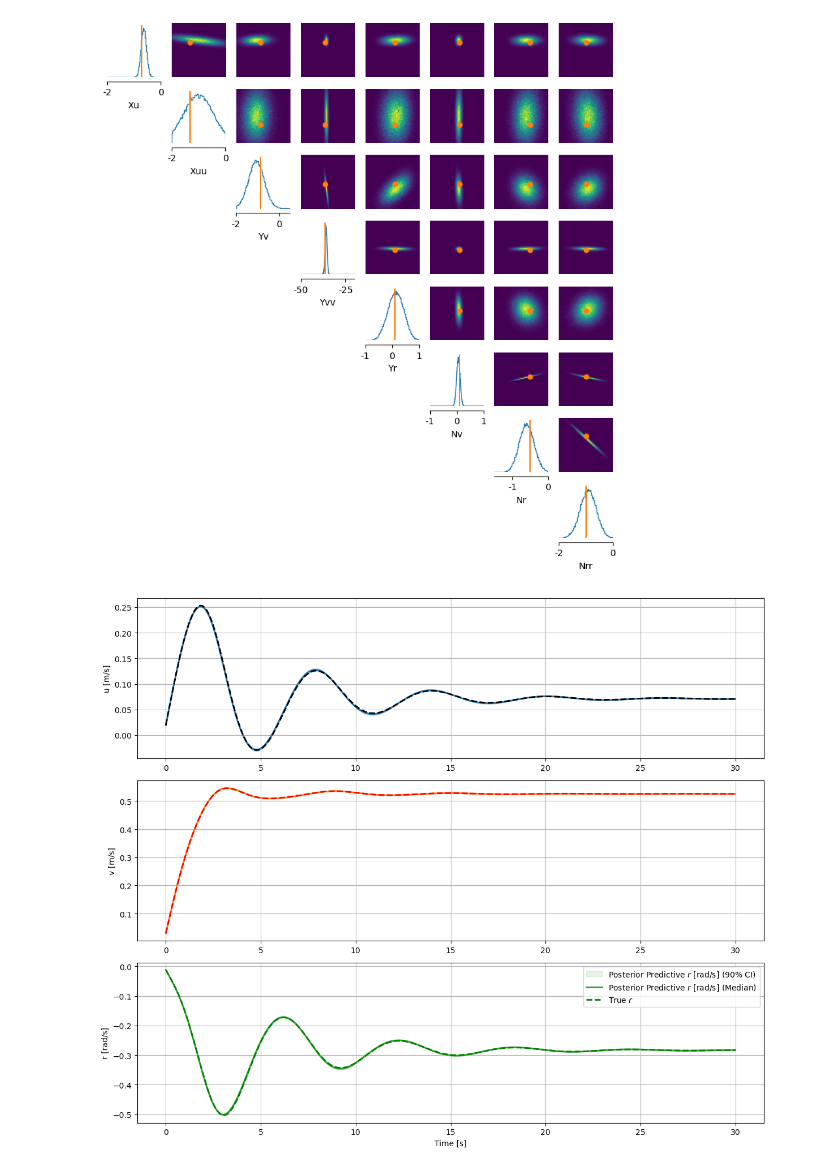
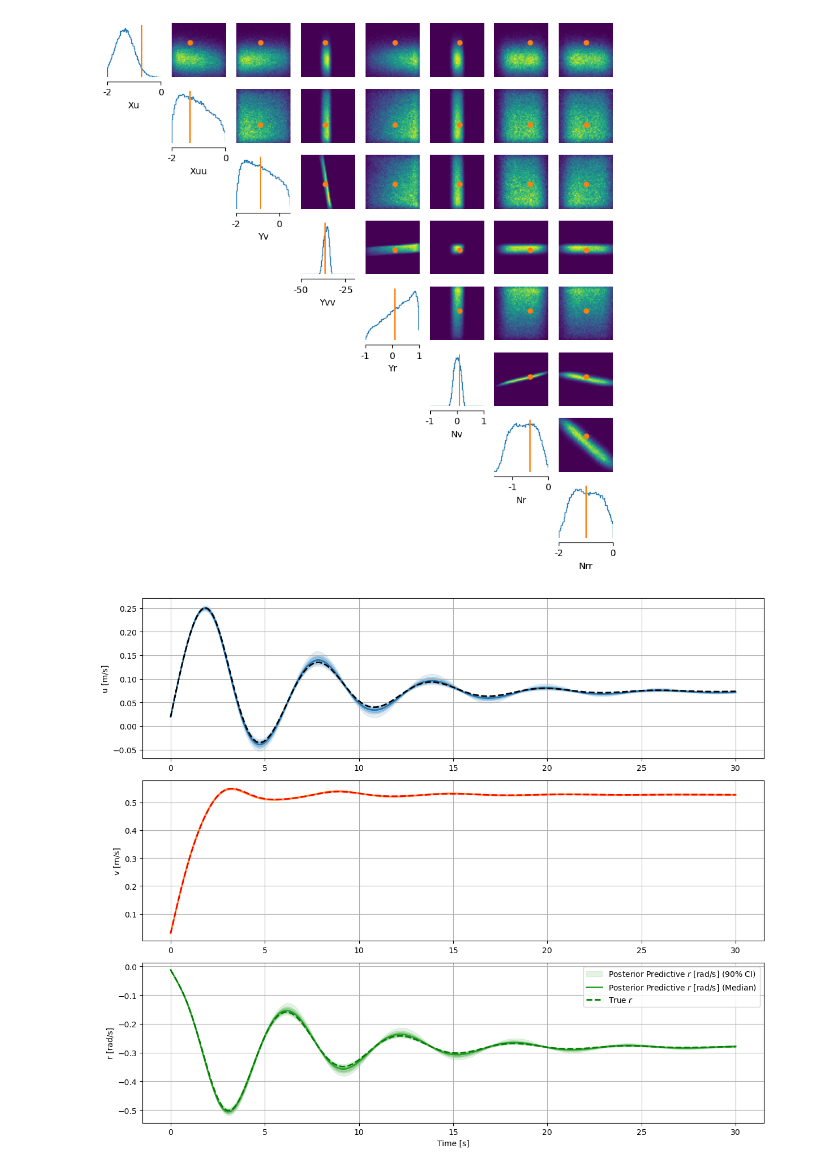
Before and after one commit to skcajs/pandora, a Jupyter notebook: notebooks/simulation_based_inference/amv/amv-expl.ipynb, the cells around one changed output. Saved outputs shown, nothing was run; the diff lists cells and outputs as text; code cells hidden in the pictures.

```diff
--- a/notebooks/simulation_based_inference/amv/amv-expl.ipynb
+++ b/notebooks/simulation_based_inference/amv/amv-expl.ipynb
@@ -177,8 +179,14 @@ def extract_summary_stats(trajectory: torch.Tensor, dt: float = 0.1):
 # %%
 def simulator(theta: torch.Tensor) -> torch.Tensor:
     # theta shape: (16,)
-    trajectory = amv(theta.numpy(), noise_std=0.0004)
-    summary = extract_summary_stats(trajectory)
+    trajectory = amv(theta.numpy(), noise_std=0.0025)
+
+    trajectory_smooth = torch.tensor(np.stack([
+        savgol_filter(trajectory[:, i], window_length=15, polyorder=3)
+        for i in range(trajectory.shape[1])
+    ], axis=1), dtype=torch.float32)
+
+    summary = extract_summary_stats(trajectory_smooth)
     return summary
 # %%
 # True parameters
@@ -203,7 +211,12 @@ Nrr_true = -1
 
 true_params = torch.tensor([Xu_true, Xuu_true, Yv_true, Yvv_true, Yr_true, Nv_true, Nr_true, Nrr_true])
 # %%
-x_obs = amv(true_params.numpy(), noise_std=0.0004)
+x_obs = amv(true_params.numpy(), noise_std=0.0025)
+
+x_obs = np.stack([
+    savgol_filter(x_obs[:, i], window_length=15, polyorder=3)
+    for i in range(x_obs.shape[1])
+], axis=1)
 # x_obs = amv(true_params.numpy())
 # %%
 t = torch.arange(x_obs.shape[0])
@@ -319,7 +332,7 @@ fig, ax = analysis.pairplot(
     limits=limits,
 )
 # %% [output]
-[figure, old version]
+[figure, new version]
 # %%
 def plot_posterior_prediction_band_amv(
     posterior,
@@ -388,15 +401,15 @@ def plot_posterior_prediction_band_amv(
     plt.legend()
     plt.show()
 # %%
-trajectory = amv(true_params, noise_std=0.0004)
+trajectory = amv(true_params, noise_std=0.0025)
 x_o = extract_summary_stats(trajectory)
 
 plot_posterior_prediction_band_amv(
     posterior,
     x_o,
     simulator_raw=amv,
     num_samples=200,
     show_samples=False
 )
 # %% [output]
-[figure, old version]
+[figure, new version]
```
Also changed, not shown: parts of 4 cells of this notebook.
